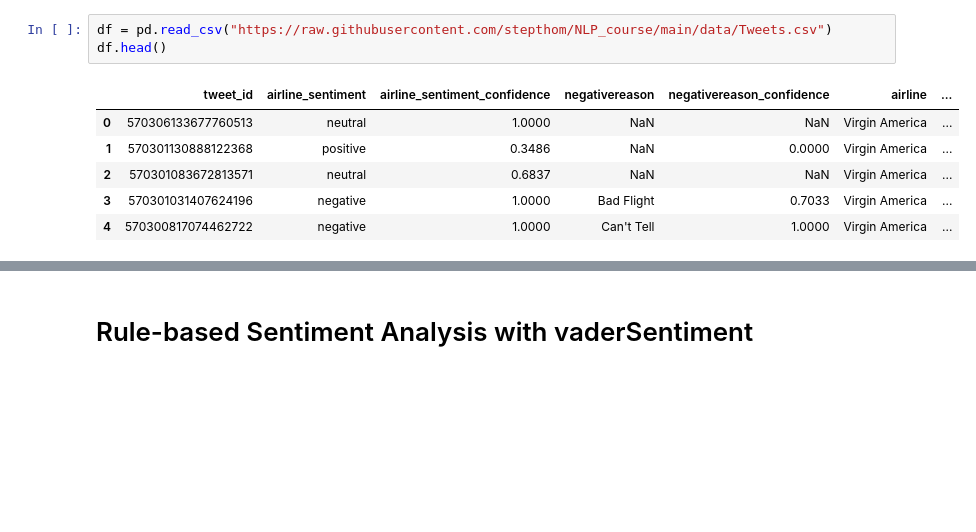
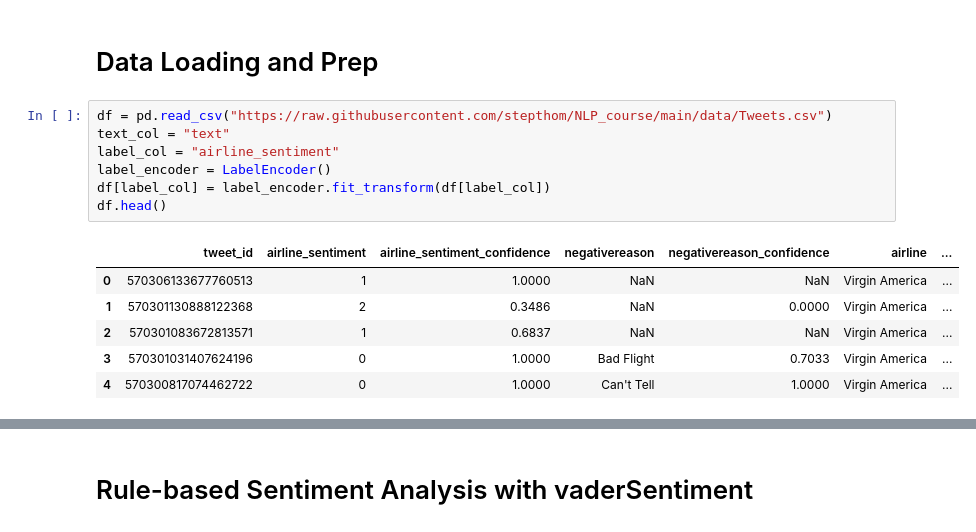
Before and after one commit to stepthom/NLP_course, a Jupyter notebook: sentiment_analysis/slides_study.ipynb, the cells around one changed output, grey strips where cells are left out. Drawn from its saved outputs; the diff is of its cells as text; blank space fills up the shorter version.

```diff
--- a/sentiment_analysis/slides_study.ipynb
+++ b/sentiment_analysis/slides_study.ipynb
@@ -18,10 +50,16 @@ import pandas as pd
+# %% [markdown]
+# Data Loading and Prep
 # %%
 df = pd.read_csv("https://raw.githubusercontent.com/stepthom/NLP_course/main/data/Tweets.csv")
+text_col = "text"
+label_col = "airline_sentiment"
+label_encoder = LabelEncoder()
+df[label_col] = label_encoder.fit_transform(df[label_col])
 df.head()
 # %% [output]
 |  | tweet_id | airline_sentiment | airline_sentiment_confidence | negativereason | negativereason_confidence | airline | ... |
-| 0 | 570306133677760513 | neutral | 1.0000 | NaN | NaN | Virgin America | ... |
-| 1 | 570301130888122368 | positive | 0.3486 | NaN | 0.0000 | Virgin America | ... |
-| 2 | 570301083672813571 | neutral | 0.6837 | NaN | NaN | Virgin America | ... |
-| 3 | 570301031407624196 | negative | 1.0000 | Bad Flight | 0.7033 | Virgin America | ... |
-| 4 | 570300817074462722 | negative | 1.0000 | Can't Tell | 1.0000 | Virgin America | ... |
+| 0 | 570306133677760513 | 1 | 1.0000 | NaN | NaN | Virgin America | ... |
+| 1 | 570301130888122368 | 2 | 0.3486 | NaN | 0.0000 | Virgin America | ... |
+| 2 | 570301083672813571 | 1 | 0.6837 | NaN | NaN | Virgin America | ... |
+| 3 | 570301031407624196 | 0 | 1.0000 | Bad Flight | 0.7033 | Virgin America | ... |
+| 4 | 570300817074462722 | 0 | 1.0000 | Can't Tell | 1.0000 | Virgin America | ... |
```
Also changed, not shown: parts of 30 cells of this notebook.
